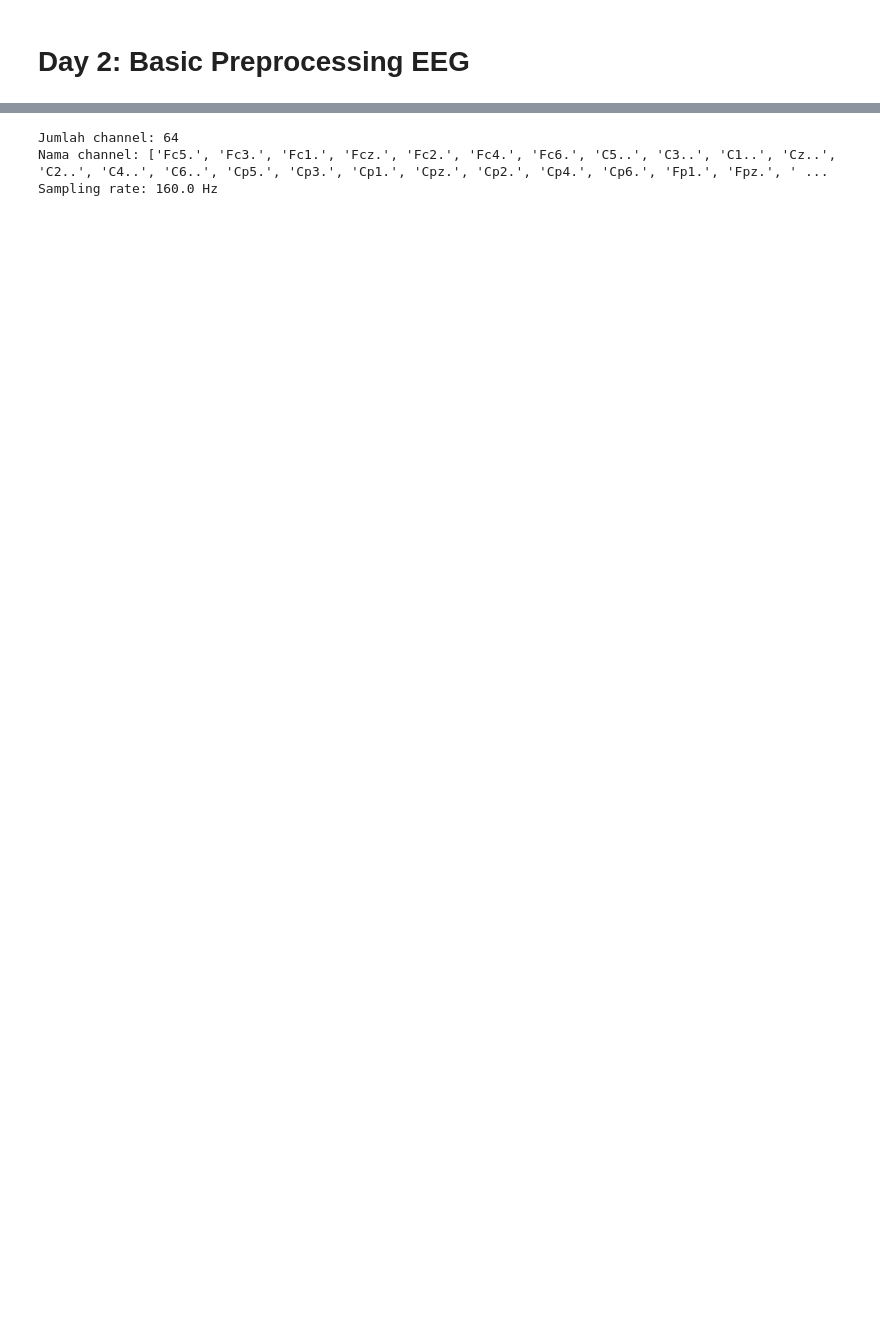
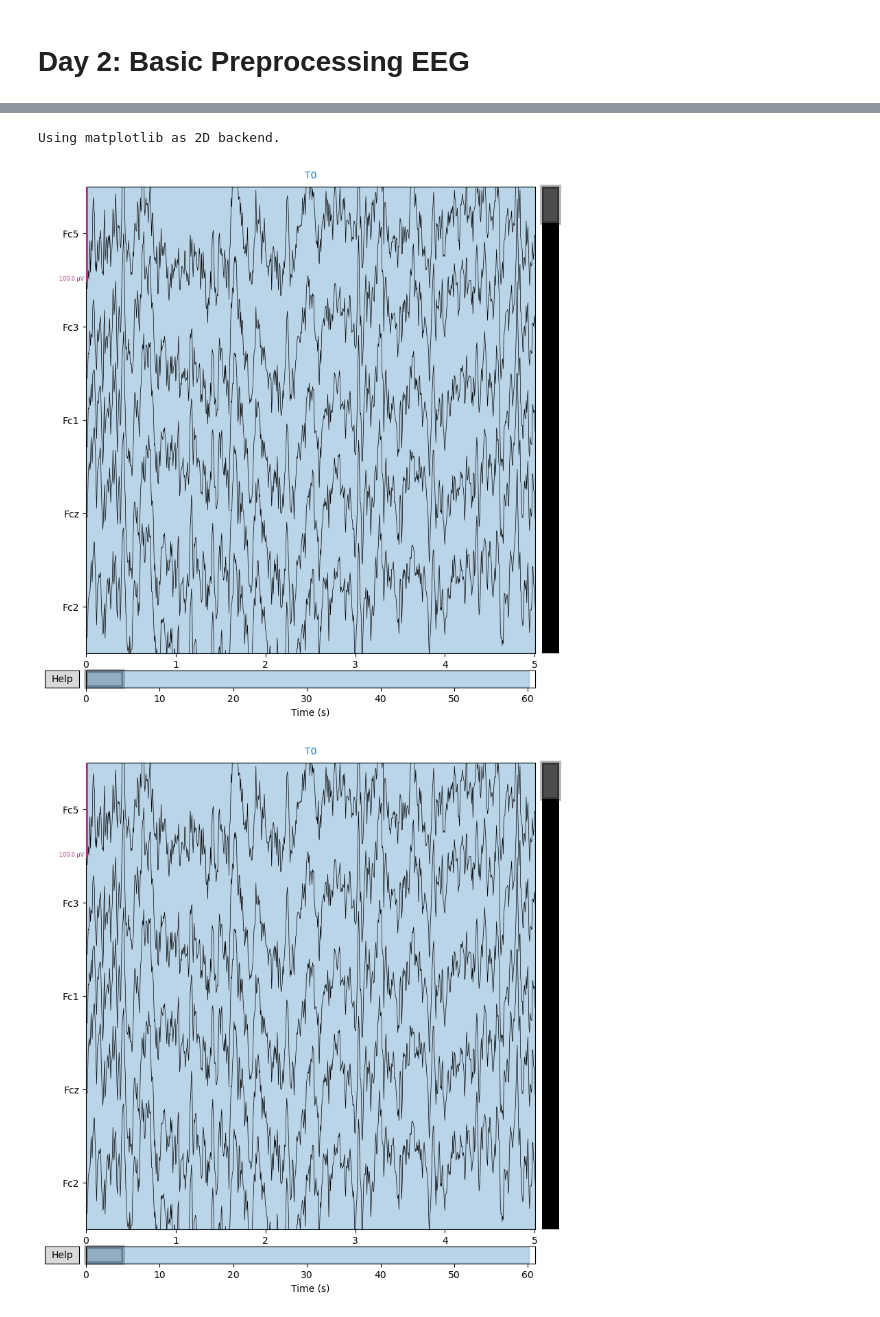
Before and after one commit to ihfadza/150-days-coding-neuroscience-challenge-syifani, a Jupyter notebook: day2-basic-preprocessing-eeg.ipynb, the cells around one changed output, grey strips where cells are left out. Cells and saved outputs as stored; diff of their text form; code cells hidden in the pictures; blank space fills up the shorter version.

```diff
--- a/day2-basic-preprocessing-eeg.ipynb
+++ b/day2-basic-preprocessing-eeg.ipynb
@@ -8,2 +8,7 @@ import matplotlib.pyplot as plt
 # %%
-sample_file = mne.datasets.eegbci.load_data(subject=1, runs=[1])[0]
+subject = 1
+runs = [1]  # cukup 1 run untuk cepat
+file_path = eegbci.load_data(subject=subject, runs=runs)[0]
+raw = mne.io.read_raw_edf(file_path, preload=True)
+before = mne.io.read_raw_edf(file_path, preload=True)
+print(f"Data loaded: {file_path}")
@@ -12,4 +29,10 @@ sample_file = mne.datasets.eegbci.load_data(subject=1, runs=[1])[0]
 # %%
-raw = mne.io.read_raw_edf(sample_file, preload=True)
-print(raw.info)
+def _std_name(name: str) -> str:
+    return (name.replace('EEG ', '')
+                .replace('-REF', '')
+                .replace('.', '')
+                .strip())
+
+raw.rename_channels(_std_name)
+raw.set_montage('standard_1020', on_missing='ignore')
 # %% [output]
@@ -36,12 +57,7 @@ Reading 0 ... 9759  =      0.000 ...    60.994 secs...
 # %%
-ch_names = raw.info["ch_names"]
-fs = raw.info["sfreq"]
-
-print(f"\nJumlah channel: {len(ch_names)}")
-print(f"Nama channel: {ch_names}")
-print(f"Sampling rate: {fs} Hz")
+raw.plot(duration=5, n_channels=5, scalings=dict(eeg=50e-6), title="Raw EEG (Before Filtering)")
 # %% [output]
-Jumlah channel: 64
-Nama channel: ['Fc5.', 'Fc3.', 'Fc1.', 'Fcz.', 'Fc2.', 'Fc4.', 'Fc6.', 'C5..', 'C3..', 'C1..', 'Cz..', 'C2..', 'C4..', 'C6..', 'Cp5.', 'Cp3.', 'Cp1.', 'Cpz.', 'Cp2.', 'Cp4.', 'Cp6.', 'Fp1.', 'Fpz.', ' ...
-Sampling rate: 160.0 Hz
+Using matplotlib as 2D backend.
+[figure, added]
+[figure, added]
 # %% [markdown]
```
Also changed, not shown: parts of 21 cells of this notebook.
